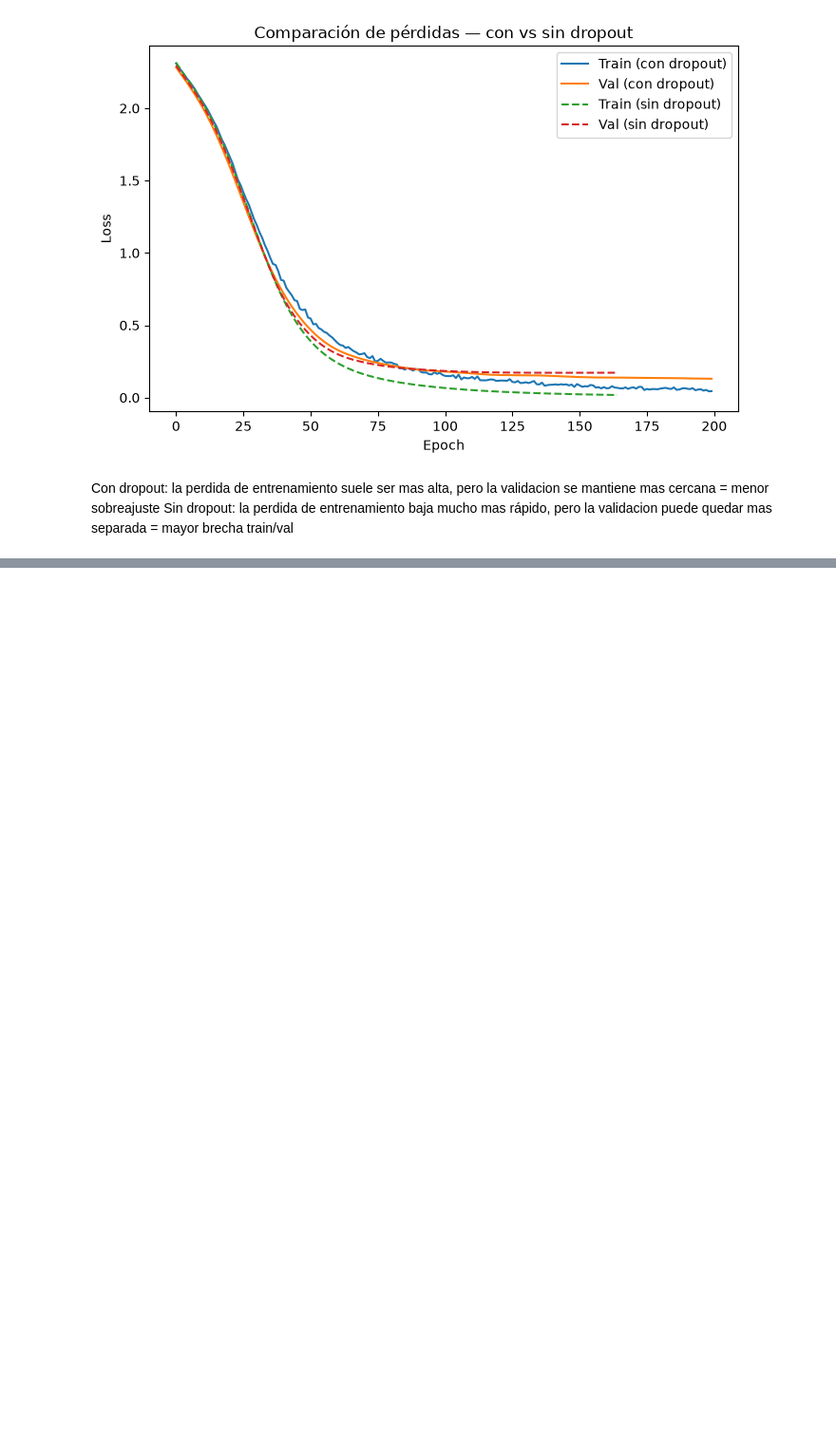
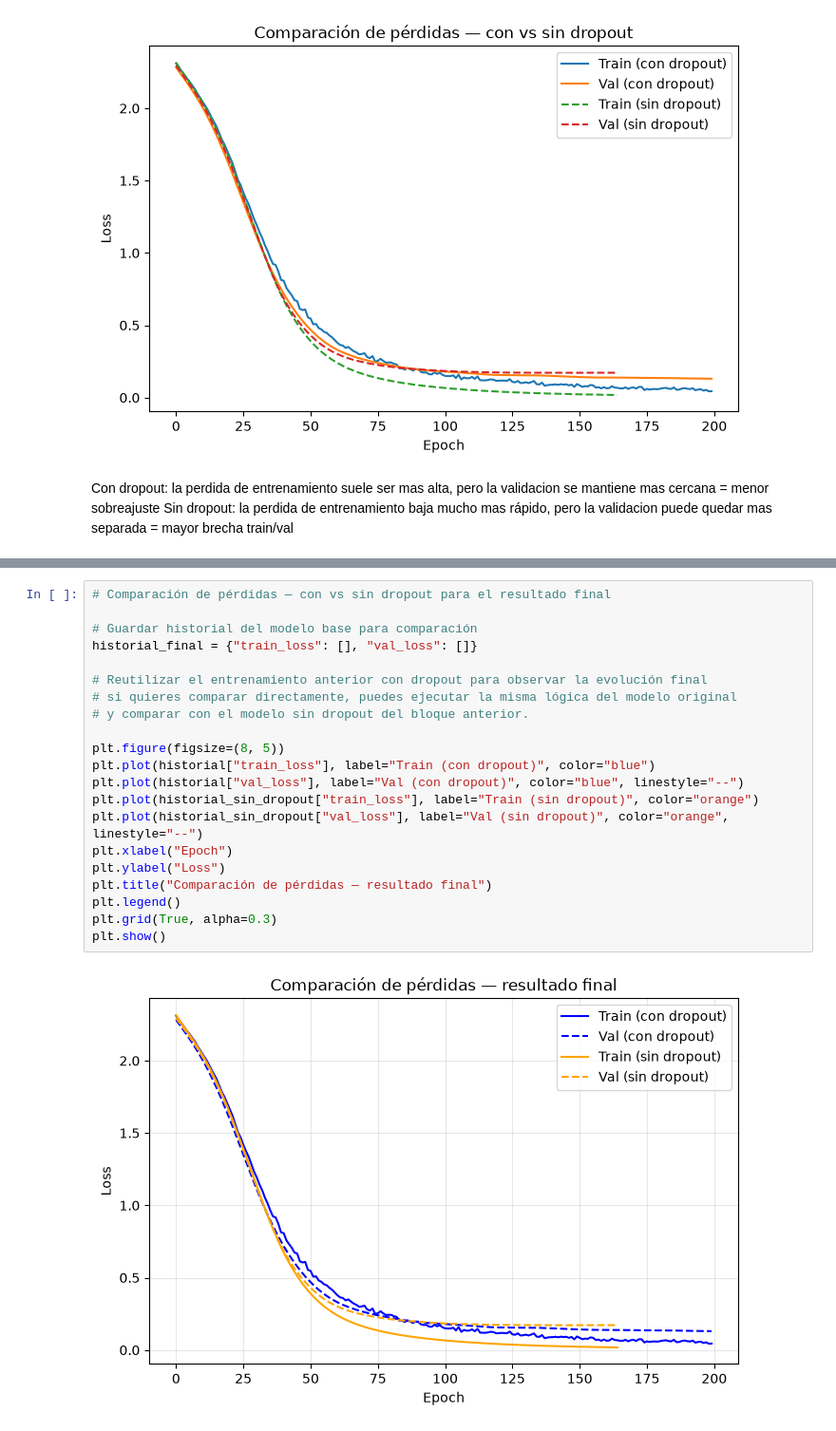
Before and after one commit to JrGG22/TrabajosFIA, a Jupyter notebook: lab-03-clasificacion-mlp.ipynb, the cells around one changed output, grey strips where cells are left out. Shown at 95% size. Drawn from its saved outputs; the diff is of its cells as text; blank space fills up the shorter version.

```diff
--- a/lab-03-clasificacion-mlp.ipynb
+++ b/lab-03-clasificacion-mlp.ipynb
@@ -407,0 +481,23 @@ Epoch 50/50 - Pérdida: 45.7292
+# %%
+# Comparación de pérdidas — con vs sin dropout para el resultado final
+
+# Guardar historial del modelo base para comparación
+historial_final = {"train_loss": [], "val_loss": []}
+
+# Reutilizar el entrenamiento anterior con dropout para observar la evolución final
+# si quieres comparar directamente, puedes ejecutar la misma lógica del modelo original
+# y comparar con el modelo sin dropout del bloque anterior.
+
+plt.figure(figsize=(8, 5))
+plt.plot(historial["train_loss"], label="Train (con dropout)", color="blue")
+plt.plot(historial["val_loss"], label="Val (con dropout)", color="blue", linestyle="--")
+plt.plot(historial_sin_dropout["train_loss"], label="Train (sin dropout)", color="orange")
+plt.plot(historial_sin_dropout["val_loss"], label="Val (sin dropout)", color="orange", linestyle="--")
+plt.xlabel("Epoch")
+plt.ylabel("Loss")
+plt.title("Comparación de pérdidas — resultado final")
+plt.legend()
+plt.grid(True, alpha=0.3)
+plt.show()
+# %% [output]
+[figure, added]
```
Also changed, not shown: parts of 4 cells of this notebook, 16 other files.
